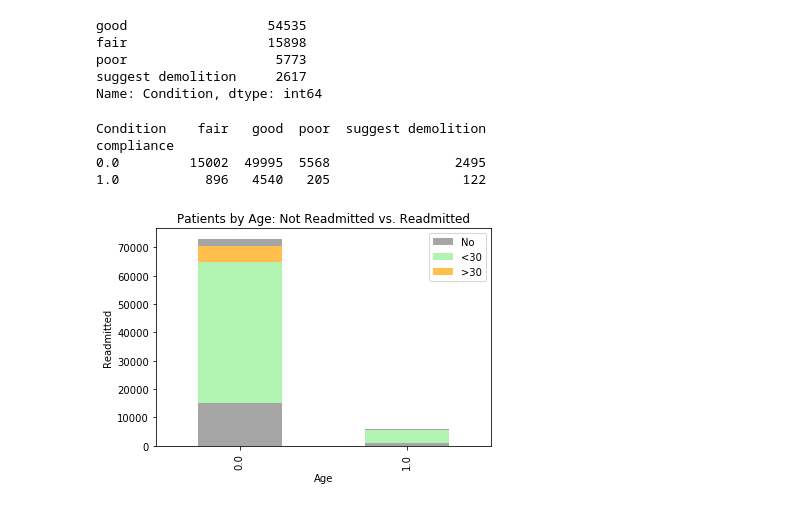
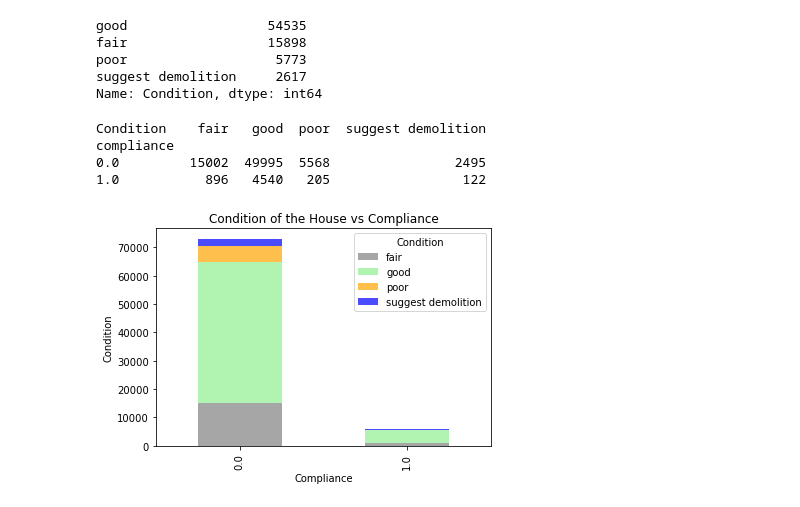
Before and after one commit to Kelvin-Arellano/nyc_mhtn_ds_Project_3, a Jupyter notebook: ingeniring.ipynb, the cells around one changed output. Drawn from its saved outputs; the diff is of its cells as text; code cells hidden in the pictures.

```diff
--- a/ingeniring.ipynb
+++ b/ingeniring.ipynb
@@ -304,19 +304,18 @@ Name: Condition, dtype: int64
 # %%
 print(df.groupby(['compliance','Condition']).compliance.count().unstack())
 
 #Condition class visualization
 Condition_class = df.groupby(['compliance','Condition']).compliance.count().unstack()
 p1 = Condition_class.plot(kind = 'bar', stacked = True,
-                   title = 'Condition of the hou',
+                   title = 'Condition of the House vs Compliance',
                    color = ['grey','lightgreen','orange','blue'], alpha = .70)
-p1.set_xlabel('Age')
-p1.set_ylabel('Readmitted')
-p1.legend(['No','<30', '>30'])
-#plt.savefig('../image/Age_Readmiited.png')
+p1.set_xlabel('Compliance')
+p1.set_ylabel('Condition')
+#plt.savefig('image/Condition_compliance.png')
 plt.show()
 # %% [output]
 Condition    fair   good  poor  suggest demolition
 compliance
 0.0         15002  49995  5568                2495
 1.0           896   4540   205                 122
-[figure, old version]
+[figure, new version]
```
Also changed, not shown: parts of 3 cells of this notebook, 1 other file.
